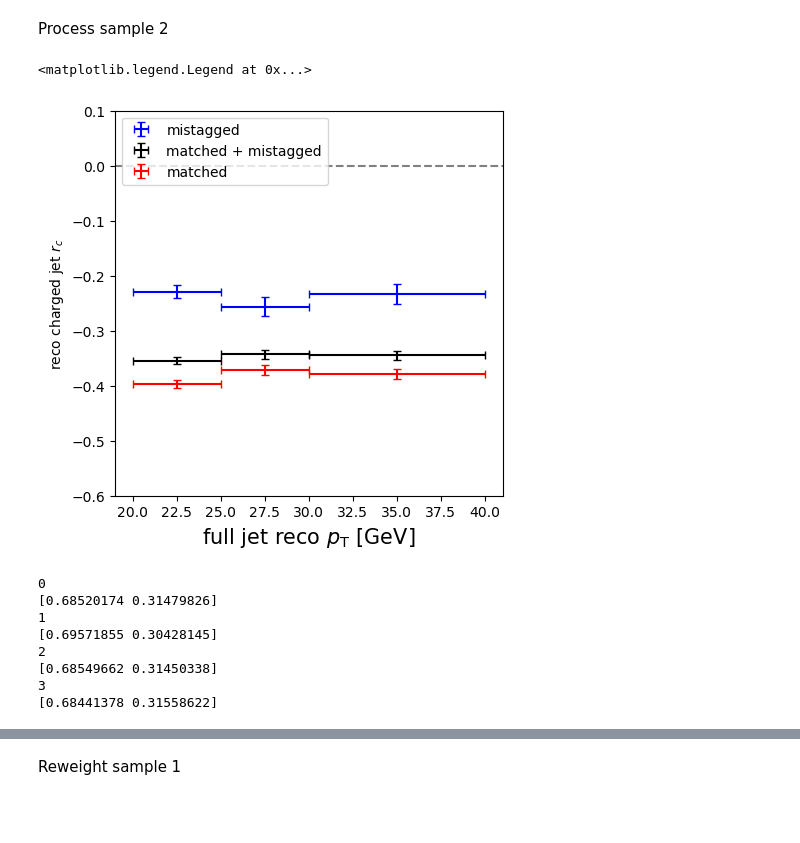
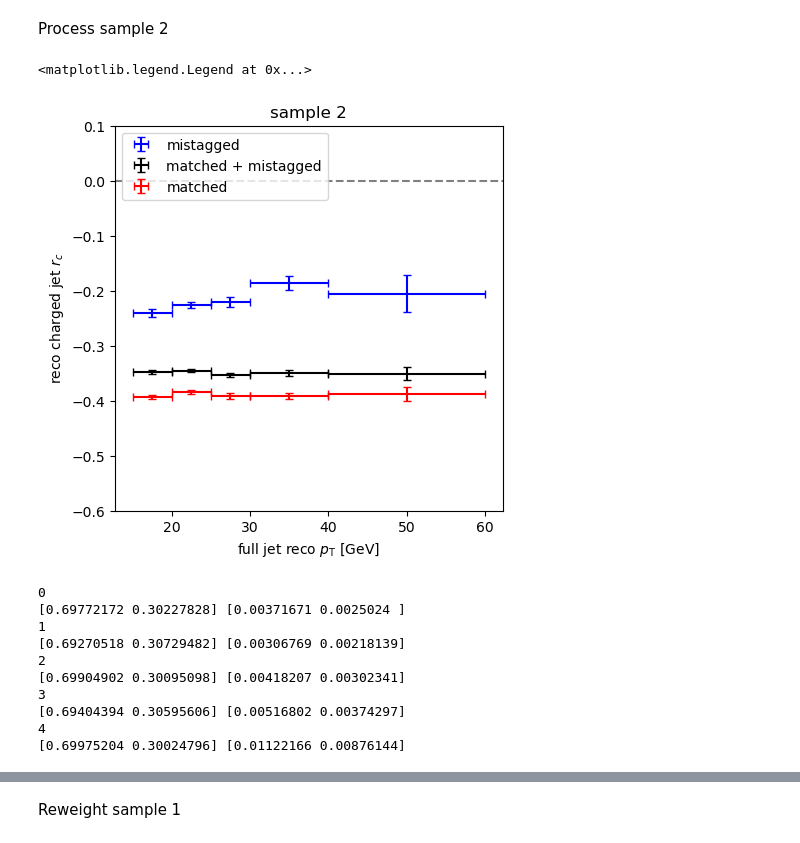
Before and after one commit to y-song/rc, a Jupyter notebook: pp/closure_paper_plot.ipynb, the cells around one changed output, grey strips where cells are left out. Cells and saved outputs as stored; diff of their text form; code cells hidden in the pictures; blank space fills up the shorter version.

```diff
--- a/pp/closure_paper_plot.ipynb
+++ b/pp/closure_paper_plot.ipynb
@@ -89,7 +124,8 @@ df1_match = applyCut(df1_allreco, 'pt!=-9 and b!=-9 and distance1<0.02 and dista
 df1_allreco_pts_array = [ df1_allreco[(df1_allreco.pts>15) & (df1_allreco.pts<20)],\
                        df1_allreco[(df1_allreco.pts>20) & (df1_allreco.pts<25)],\
                        df1_allreco[(df1_allreco.pts>25) & (df1_allreco.pts<30)],\
-                       df1_allreco[(df1_allreco.pts>30) & (df1_allreco.pts<40)] ]
+                       df1_allreco[(df1_allreco.pts>30) & (df1_allreco.pts<40)],\
+                       df1_allreco[(df1_allreco.pts>40) & (df1_allreco.pts<60)] ]
 
 df1_match_pts_array = [ df1_match[(df1_match.pts>15) & (df1_match.pts<20)],\
                        df1_match[(df1_match.pts>20) & (df1_match.pts<25)],\
@@ -170,0 +210,8 @@ b1_fake_array
+# %%
+b1_match_array = []
+b1_err_match_array = []
+for i in range(0,5):
+    df1_match_pts = df1_match_pts_array[i]
+    y_match_rec,yerr_match_rec,x = calc_hist(df1_match_pts[ob+'s'], bins=np.arange(range_low,range_high+(range_high-range_low)/bins, (range_high-range_low)/bins), weights=df1_match_pts['ws'], density=True)
+    b1_match_array.append(y_match_rec/sum(y_match_rec))
+    b1_err_match_array.append(yerr_match_rec/sum(y_match_rec))
@@ -195,7 +254,7 @@ plt.legend(loc='upper left')
 # %%
 b1_allreco_array = []
 b1_err_allreco_array = []
-for i in range(0,4):
+for i in range(0,5):
     df1_allreco_pts = df1_allreco_pts_array[i]
     y_reco,yerr_reco,x = calc_hist(df1_allreco_pts[ob+'s'], bins=np.arange(range_low,range_high+(range_high-range_low)/bins, (range_high-range_low)/bins), weights=df1_allreco_pts['ws'], density=True)
     b1_allreco_array.append(y_reco/sum(y_reco))
@@ -224,7 +283,8 @@ df2_match = applyCut(df2_allreco, 'pt!=-9 and b!=-9 and distance1<0.02 and dista
 df2_allreco_pts_array = [ df2_allreco[(df2_allreco.pts>15) & (df2_allreco.pts<20)],\
                        df2_allreco[(df2_allreco.pts>20) & (df2_allreco.pts<25)],\
                        df2_allreco[(df2_allreco.pts>25) & (df2_allreco.pts<30)],\
-                       df2_allreco[(df2_allreco.pts>30) & (df2_allreco.pts<40)] ]
+                       df2_allreco[(df2_allreco.pts>30) & (df2_allreco.pts<40)],\
+                       df2_allreco[(df2_allreco.pts>40) & (df2_allreco.pts<60)] ]
 
 df2_match_pts_array = [ df2_match[(df2_match.pts>15) & (df2_match.pts<20)],\
                        df2_match[(df2_match.pts>20) & (df2_match.pts<25)],\
@@ -257,14 +317,15 @@ for i in range(0, len(df2_allfake_pts_array)):
     rc_err_allfake_bs_vs_pts_array.append(getRcAndErr(df2_allfake_pts_array[i], 'bs')[1])
 # %%
 fig=plt.figure(figsize=(5,5))
-plt.errorbar([22.5, 27.5, 35], rc_allfake_bs_vs_pts_array[1:-1], xerr=[2.5, 2.5, 5], yerr=rc_err_allfake_bs_vs_pts_array[1:-1], capsize=3, color='b', ls='none', label='mistagged')
-plt.errorbar([22.5, 27.5, 35], rc2_allreco_bs_vs_pts_array[1:], xerr=[2.5, 2.5, 5], yerr=rc2_err_allreco_bs_vs_pts_array[1:], capsize=3, color='k', ls='none', label='matched + mistagged')
-plt.errorbar([22.5, 27.5, 35], rc_match_bs_vs_pts_array[1:-1], xerr=[2.5, 2.5, 5], yerr=rc_err_match_bs_vs_pts_array[1:-1], capsize=3, color='r', ls='none', label='matched')
-plt.xlabel('full jet reco $p_{\mathrm{T}}$ [GeV]', fontsize=15)
+plt.errorbar([17.5, 22.5, 27.5, 35, 50], rc_allfake_bs_vs_pts_array, xerr=[2.5, 2.5, 2.5, 5, 10], yerr=rc_err_allfake_bs_vs_pts_array, capsize=3, color='b', ls='none', label='mistagged')
+plt.errorbar([17.5, 22.5, 27.5, 35, 50], rc2_allreco_bs_vs_pts_array, xerr=[2.5, 2.5, 2.5, 5, 10], yerr=rc2_err_allreco_bs_vs_pts_array, capsize=3, color='k', ls='none', label='matched + mistagged')
+plt.errorbar([17.5, 22.5, 27.5, 35, 50], rc_match_bs_vs_pts_array, xerr=[2.5, 2.5, 2.5, 5, 10], yerr=rc_err_match_bs_vs_pts_array, capsize=3, color='r', ls='none', label='matched')
+plt.xlabel('full jet reco $p_{\mathrm{T}}$ [GeV]')
+plt.title('sample 2')
 plt.axhline(y=0.0, color='grey', linestyle='--')
 plt.ylabel('reco charged jet $r_c$')
 plt.ylim(-0.6,0.1)
 plt.legend(loc='upper left')
 # %% [output]
 <matplotlib.legend.Legend at 0x...>
-[figure, old version]
+[figure, new version]
@@ -289,15 +346,15 @@ b2_fakesubtracted_array = []
 b2_err_fakesubtracted_array = []
 rc_fakesubtracted_array = []
 rc_err_fakesubtracted_array = []
-for i in range(0,4):
+for i in range(0,5):
     print(i)
     #print(b2_allreco_array[i])
     #print(getRc(data_array[i]))
     b2_fakesubtracted = subtractFake(b2_allreco_array[i], fake_rate_array[i], b1_fake_array[i])
     b2_fakesubtracted_array.append(b2_fakesubtracted)
-    b2_err_fakesubtracted = np.sqrt(b1_err_allreco_array[i]**2+(fake_rate_array[i]*b1_err_fake_array[i])**2)
+    b2_err_fakesubtracted = np.sqrt(b2_err_allreco_array[i]**2+(fake_rate_array[i]*b1_err_fake_array[i])**2)
     b2_err_fakesubtracted_array.append(b2_err_fakesubtracted)
-    print(b2_fakesubtracted)
+    print(b2_fakesubtracted, b2_err_fakesubtracted)
     nos = b2_fakesubtracted[0]
     nss = b2_fakesubtracted[1]
     rc_fakesubtracted = (nss-nos) / (nss+nos)
@@ -306,13 +363,15 @@ for i in range(0,4):
     rc_err_fakesubtracted_array.append(rc_err_fakesubtracted)
 # %% [output]
 0
-[0.68520174 0.31479826]
+[0.69772172 0.30227828] [0.00371671 0.0025024 ]
 1
-[0.69571855 0.30428145]
+[0.69270518 0.30729482] [0.00306769 0.00218139]
 2
-[0.68549662 0.31450338]
+[0.69904902 0.30095098] [0.00418207 0.00302341]
 3
-[0.68441378 0.31558622]
+[0.69404394 0.30595606] [0.00516802 0.00374297]
+4
+[0.69975204 0.30024796] [0.01122166 0.00876144]
 # %%
 reweight_array = []
 for i in range(0,5):
```
Also changed, not shown: parts of 25 cells of this notebook, 1 other file.
